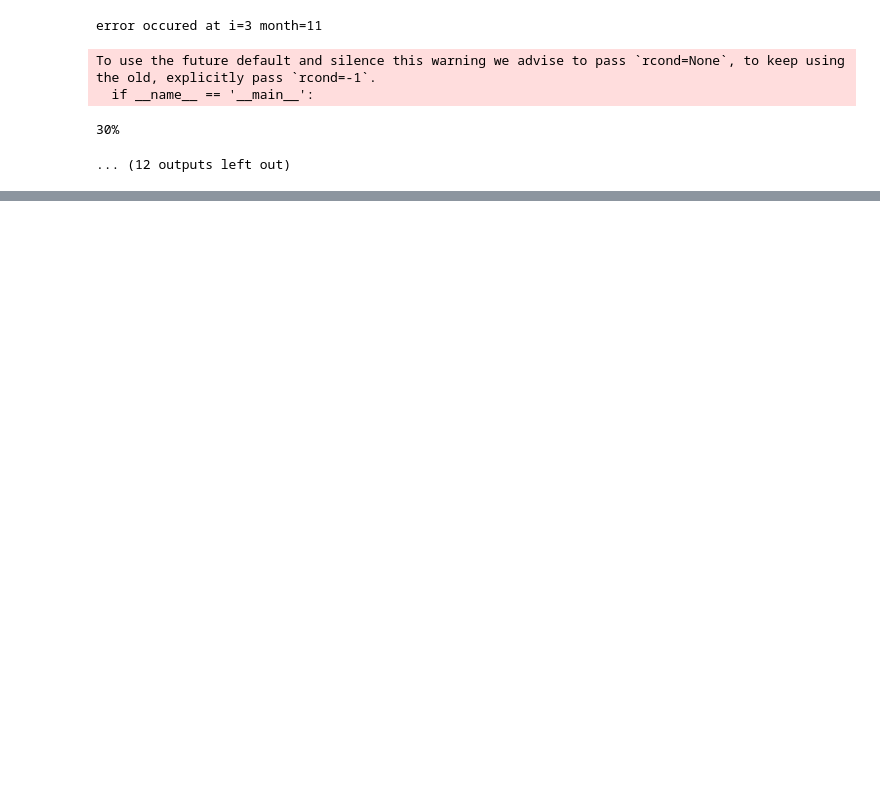
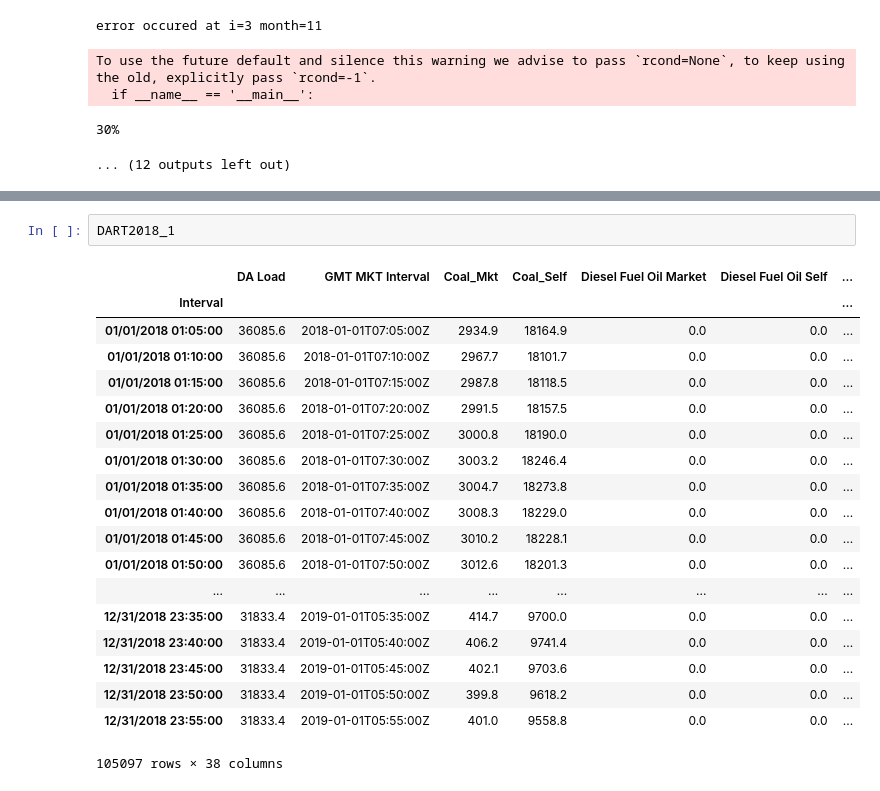
Before and after one commit to felipeascouto/energy, a Jupyter notebook: research_p2.ipynb, the cells around one changed output, grey strips where cells are left out. Cells and saved outputs as stored; diff of their text form; blank space fills up the shorter version.

```diff
--- a/research_p2.ipynb
+++ b/research_p2.ipynb
@@ -3572,0 +3564,22 @@ To use the future default and silence this warning we advise to pass `rcond=None
+# %%
+DART2018_1
+# %% [output]
+|  | DA Load | GMT MKT Interval | Coal_Mkt | Coal_Self | Diesel Fuel Oil Market | Diesel Fuel Oil Self | ... |
+| Interval |  |  |  |  |  |  | ... |
+| 01/01/2018 01:05:00 | 36085.6 | 2018-01-01T07:05:00Z | 2934.9 | 18164.9 | 0.0 | 0.0 | ... |
+| 01/01/2018 01:10:00 | 36085.6 | 2018-01-01T07:10:00Z | 2967.7 | 18101.7 | 0.0 | 0.0 | ... |
+| 01/01/2018 01:15:00 | 36085.6 | 2018-01-01T07:15:00Z | 2987.8 | 18118.5 | 0.0 | 0.0 | ... |
+| 01/01/2018 01:20:00 | 36085.6 | 2018-01-01T07:20:00Z | 2991.5 | 18157.5 | 0.0 | 0.0 | ... |
+| 01/01/2018 01:25:00 | 36085.6 | 2018-01-01T07:25:00Z | 3000.8 | 18190.0 | 0.0 | 0.0 | ... |
+| 01/01/2018 01:30:00 | 36085.6 | 2018-01-01T07:30:00Z | 3003.2 | 18246.4 | 0.0 | 0.0 | ... |
+| 01/01/2018 01:35:00 | 36085.6 | 2018-01-01T07:35:00Z | 3004.7 | 18273.8 | 0.0 | 0.0 | ... |
+| 01/01/2018 01:40:00 | 36085.6 | 2018-01-01T07:40:00Z | 3008.3 | 18229.0 | 0.0 | 0.0 | ... |
+| 01/01/2018 01:45:00 | 36085.6 | 2018-01-01T07:45:00Z | 3010.2 | 18228.1 | 0.0 | 0.0 | ... |
+| 01/01/2018 01:50:00 | 36085.6 | 2018-01-01T07:50:00Z | 3012.6 | 18201.3 | 0.0 | 0.0 | ... |
+| ... | ... | ... | ... | ... | ... | ... | ... |
+| 12/31/2018 23:35:00 | 31833.4 | 2019-01-01T05:35:00Z | 414.7 | 9700.0 | 0.0 | 0.0 | ... |
+| 12/31/2018 23:40:00 | 31833.4 | 2019-01-01T05:40:00Z | 406.2 | 9741.4 | 0.0 | 0.0 | ... |
+| 12/31/2018 23:45:00 | 31833.4 | 2019-01-01T05:45:00Z | 402.1 | 9703.6 | 0.0 | 0.0 | ... |
+| 12/31/2018 23:50:00 | 31833.4 | 2019-01-01T05:50:00Z | 399.8 | 9618.2 | 0.0 | 0.0 | ... |
+| 12/31/2018 23:55:00 | 31833.4 | 2019-01-01T05:55:00Z | 401.0 | 9558.8 | 0.0 | 0.0 | ... |
+105097 rows × 38 columns
```
Also changed, not shown: parts of 11 cells of this notebook.
